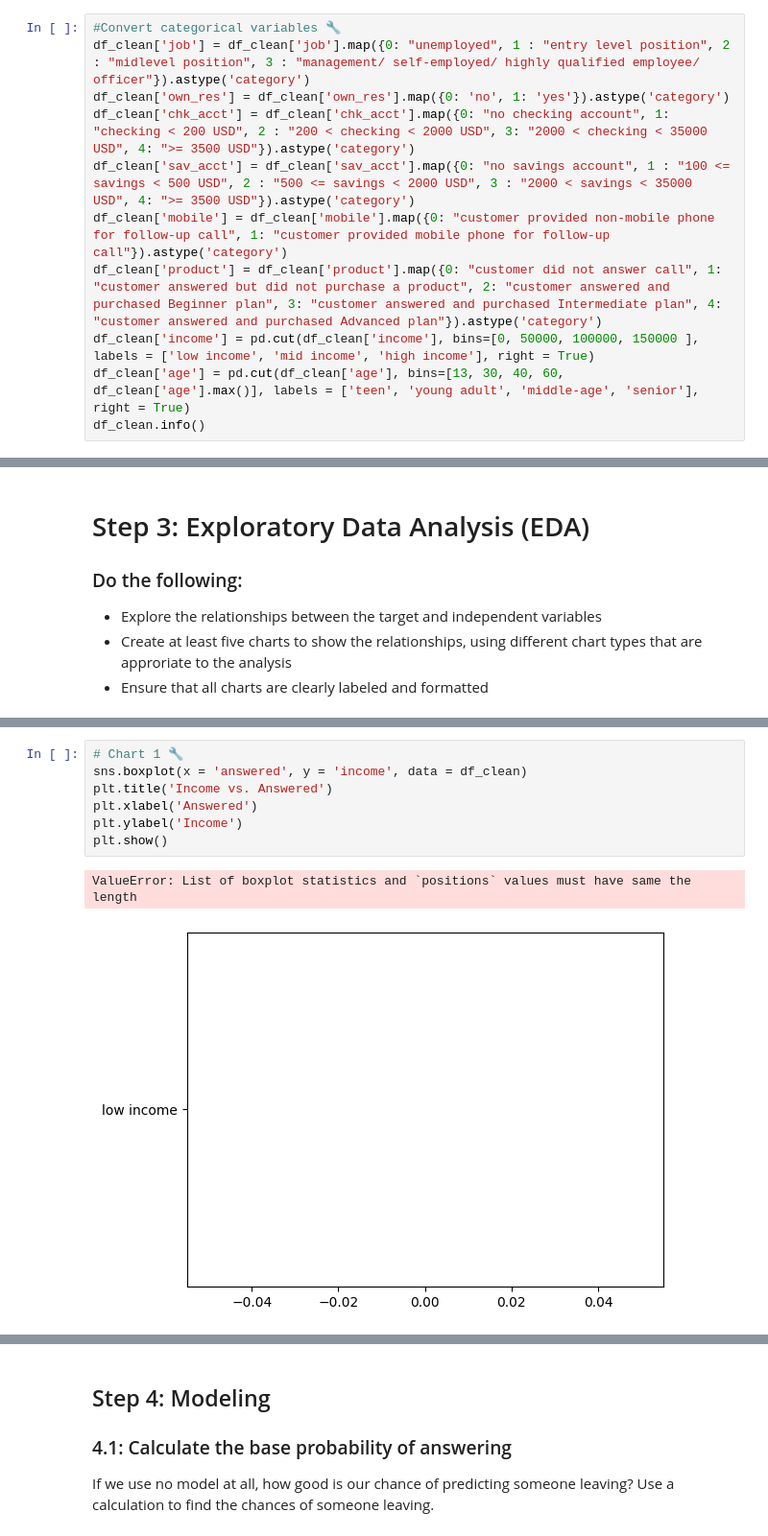
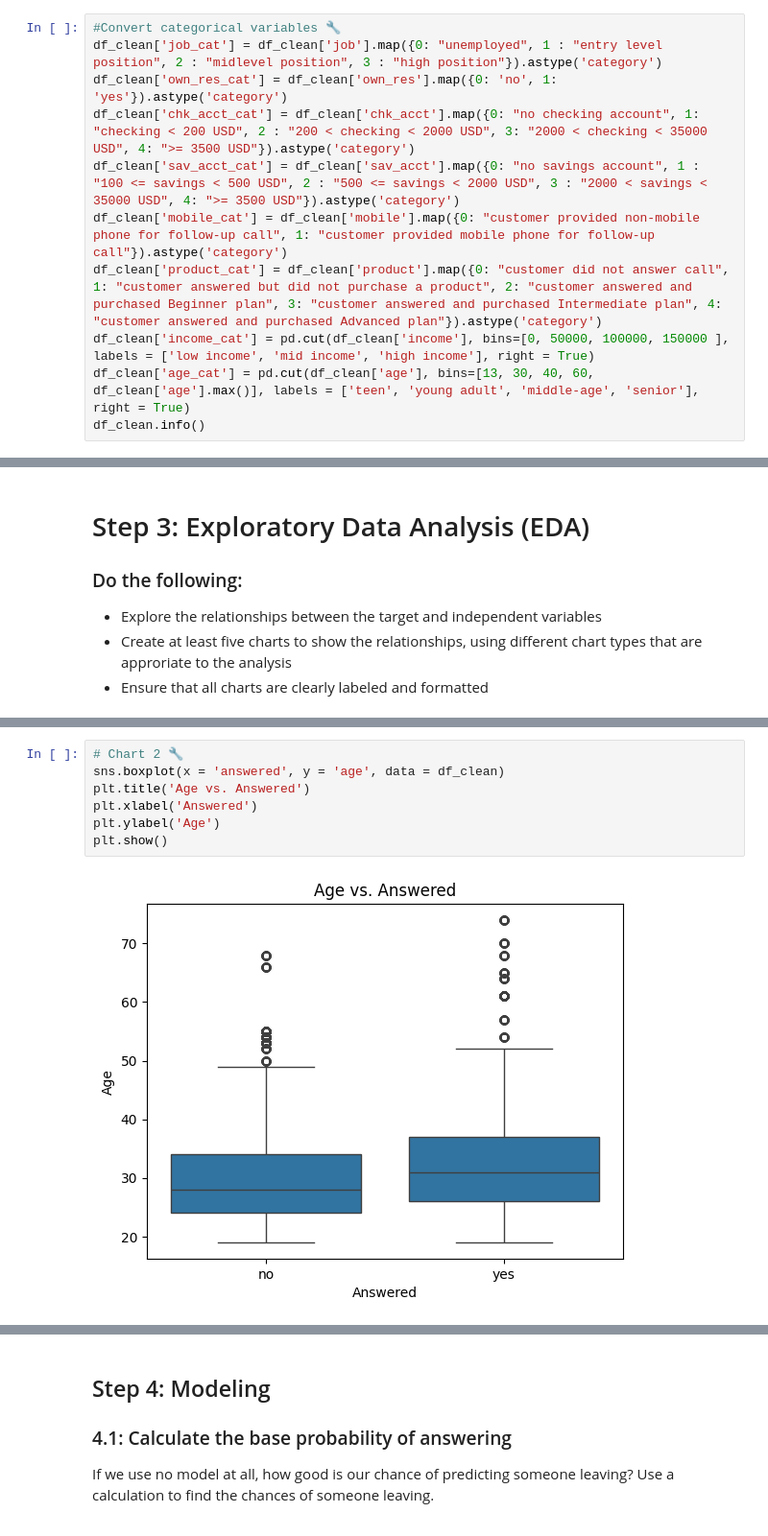
Before and after one commit to u1344368/IS4487, a Jupyter notebook: Assignments/assignment_10_classification.ipynb, the cells around one changed output, grey strips where cells are left out. Shown: that part at 96% size. Saved outputs shown, nothing was run; the diff lists cells and outputs as text.

```diff
--- a/Assignments/assignment_10_classification.ipynb
+++ b/Assignments/assignment_10_classification.ipynb
@@ -207,13 +207,13 @@ memory usage: 1.9+ MB
 - Find at least 8 variables that would be appropriate to convert to categories
 # %%
 #Convert categorical variables 🔧
-df_clean['job'] = df_clean['job'].map({0: "unemployed", 1 : "entry level position", 2 : "midlevel position", 3 : "management/ self-employed/ highly qualified employee/ officer"}).astype('category')
-df_clean['own_res'] = df_clean['own_res'].map({0: 'no', 1: 'yes'}).astype('category')
-df_clean['chk_acct'] = df_clean['chk_acct'].map({0: "no checking account", 1: "checking < 200 USD", 2 : "200 < checking < 2000 USD", 3: "2000 < checking < 35000 USD", 4: ">= 3500 USD"}).astype('category')
-df_clean['sav_acct'] = df_clean['sav_acct'].map({0: "no savings account", 1 : "100 <= savings < 500 USD", 2 : "500 <= savings < 2000 USD", 3 : "2000 < savings < 35000 USD", 4: ">= 3500 USD"}).astype('category')
-df_clean['mobile'] = df_clean['mobile'].map({0: "customer provided non‐mobile phone for follow‐up call", 1: "customer provided mobile phone for follow‐up call"}).astype('category')
-df_clean['product'] = df_clean['product'].map({0: "customer did not answer call", 1: "customer answered but did not purchase a product", 2: "customer answered and purchased Beginner plan", 3: "customer answered and purchased Intermediate plan", 4: "customer answered and purchased Advanced plan"}).astype('category')
-df_clean['income'] = pd.cut(df_clean['income'], bins=[0, 50000, 100000, 150000 ], labels = ['low income', 'mid income', 'high income'], right = True)
-df_clean['age'] = pd.cut(df_clean['age'], bins=[13, 30, 40, 60, df_clean['age'].max()], labels = ['teen', 'young adult', 'middle-age', 'senior'], right = True)
+df_clean['job_cat'] = df_clean['job'].map({0: "unemployed", 1 : "entry level position", 2 : "midlevel position", 3 : "high position"}).astype('category')
+df_clean['own_res_cat'] = df_clean['own_res'].map({0: 'no', 1: 'yes'}).astype('category')
+df_clean['chk_acct_cat'] = df_clean['chk_acct'].map({0: "no checking account", 1: "checking < 200 USD", 2 : "200 < checking < 2000 USD", 3: "2000 < checking < 35000 USD", 4: ">= 3500 USD"}).astype('category')
+df_clean['sav_acct_cat'] = df_clean['sav_acct'].map({0: "no savings account", 1 : "100 <= savings < 500 USD", 2 : "500 <= savings < 2000 USD", 3 : "2000 < savings < 35000 USD", 4: ">= 3500 USD"}).astype('category')
+df_clean['mobile_cat'] = df_clean['mobile'].map({0: "customer provided non‐mobile phone for follow‐up call", 1: "customer provided mobile phone for follow‐up call"}).astype('category')
+df_clean['product_cat'] = df_clean['product'].map({0: "customer did not answer call", 1: "customer answered but did not purchase a product", 2: "customer answered and purchased Beginner plan", 3: "customer answered and purchased Intermediate plan", 4: "customer answered and purchased Advanced plan"}).astype('category')
+df_clean['income_cat'] = pd.cut(df_clean['income'], bins=[0, 50000, 100000, 150000 ], labels = ['low income', 'mid income', 'high income'], right = True)
+df_clean['age_cat'] = pd.cut(df_clean['age'], bins=[13, 30, 40, 60, df_clean['age'].max()], labels = ['teen', 'young adult', 'middle-age', 'senior'], right = True)
 df_clean.info()
 # %% [output]
@@ -228,10 +253,9 @@ TypeError: '<' not supported between instances of 'int' and 'str'
 # %%
-# Chart 1 🔧
-sns.boxplot(x = 'answered', y = 'income', data = df_clean)
-plt.title('Income vs. Answered')
+# Chart 2 🔧
+sns.boxplot(x = 'answered', y = 'age', data = df_clean)
+plt.title('Age vs. Answered')
 plt.xlabel('Answered')
-plt.ylabel('Income')
+plt.ylabel('Age')
 plt.show()
 # %% [output]
-ValueError: List of boxplot statistics and `positions` values must have same the length
-[figure, old version]
+[figure, new version]
```
Also changed, not shown: parts of 21 cells of this notebook.
